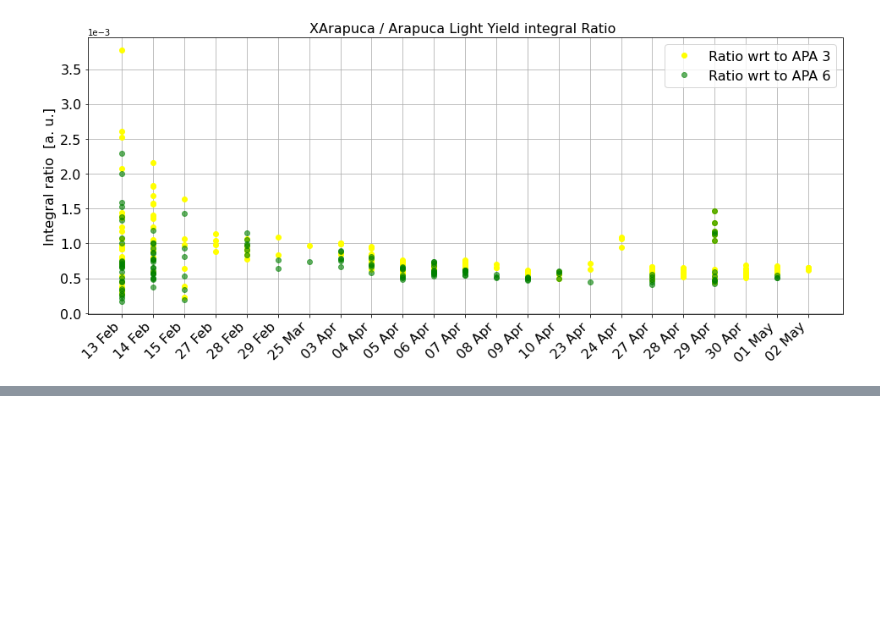
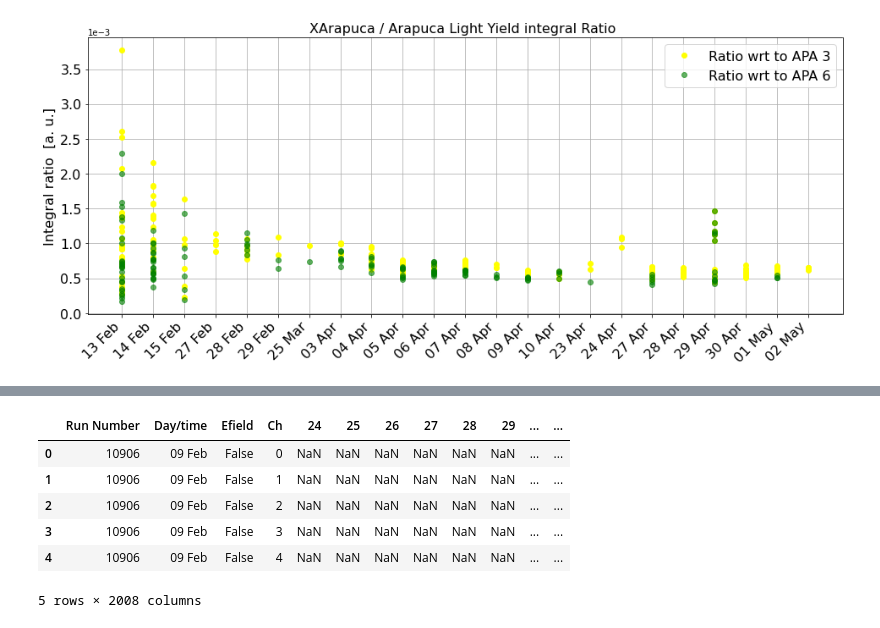
Before and after one commit to stbordoni/Arapuca, a Jupyter notebook: doIntegralPlots.ipynb, the cells around one changed output, grey strips where cells are left out. Saved outputs shown, nothing was run; the diff lists cells and outputs as text; code cells hidden in the pictures; blank space fills up the shorter version.

```diff
--- a/doIntegralPlots.ipynb
+++ b/doIntegralPlots.ipynb
@@ -302,0 +339,11 @@ plt.show()
+# %%
+df_goodwf_apa6 = pd.merge(df_Xerunlist_info, df_wfapa6, how = 'inner', on=['Run Number'])
+df_goodwf_apa6.head()
+# %% [output]
+|  | Run Number | Day/time | Efield | Ch | 24 | 25 | 26 | 27 | 28 | 29 | ... | ... |
+| 0 | 10906 | 09 Feb | False | 0 | NaN | NaN | NaN | NaN | NaN | NaN | ... | ... |
+| 1 | 10906 | 09 Feb | False | 1 | NaN | NaN | NaN | NaN | NaN | NaN | ... | ... |
+| 2 | 10906 | 09 Feb | False | 2 | NaN | NaN | NaN | NaN | NaN | NaN | ... | ... |
+| 3 | 10906 | 09 Feb | False | 3 | NaN | NaN | NaN | NaN | NaN | NaN | ... | ... |
+| 4 | 10906 | 09 Feb | False | 4 | NaN | NaN | NaN | NaN | NaN | NaN | ... | ... |
+5 rows × 2008 columns
```
Also changed, not shown: parts of 9 cells of this notebook.
